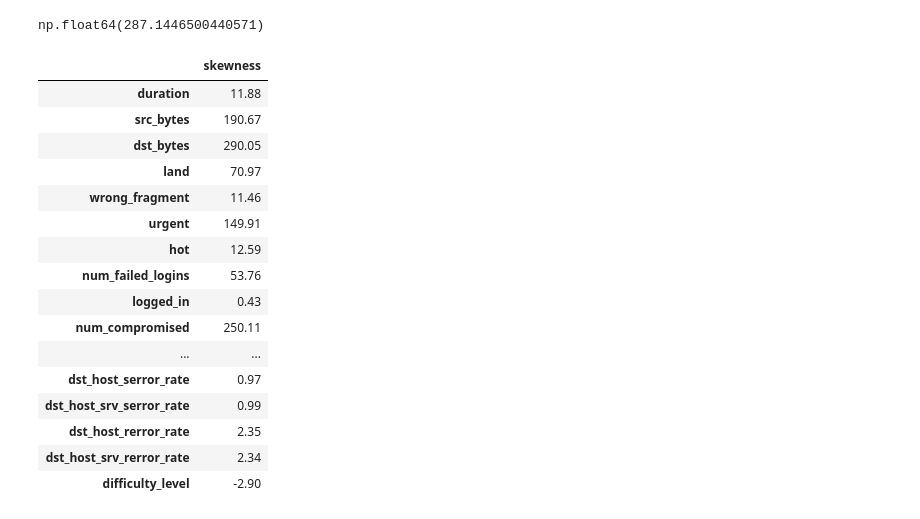
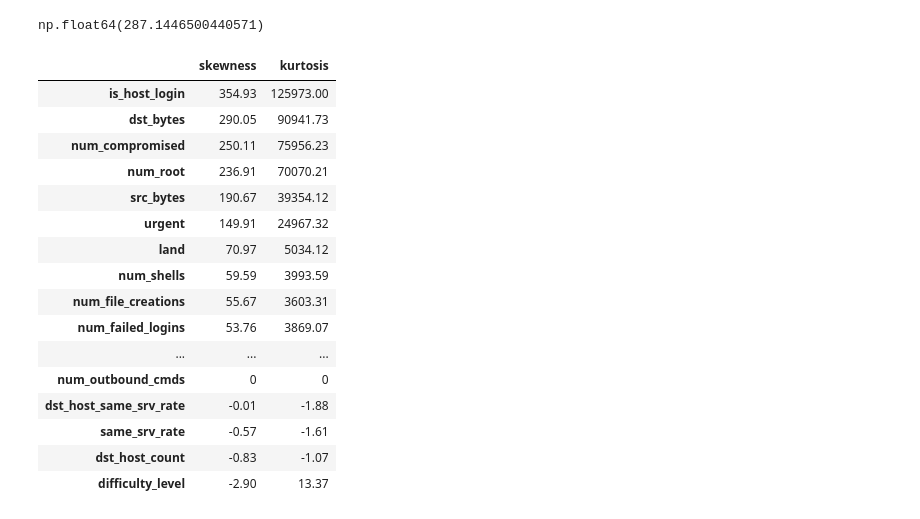
Before and after one commit to NaimPro-tech/Network-Intrusion-Detection-System, a Jupyter notebook: notebooks/intrusion.ipynb, the cells around one changed output. Cells and saved outputs as stored; diff of their text form; code cells hidden in the pictures.

```diff
--- a/notebooks/intrusion.ipynb
+++ b/notebooks/intrusion.ipynb
@@ -423,11 +423,11 @@ def skewness(df: pd.DataFrame)->pd.DataFrame:
         varience = varience_sum/(n-1)
         std = varience**0.5
 
-        if std==0:
+        if std==0 or n <= 2:
             skew = 0
         else:
             skew = (n/((n-1)*(n-2)))*(sum((i-mean)**3 for i in col_data)/std**3)
-            skew_results[col] = skew
+        skew_results[col] = skew
 
     skew_df = pd.DataFrame({
         "skewness":pd.Series(skew_results)
@@ -439,20 +437,52 @@ skew_data = skewness(train_df)
-# %%
-skew_data
-# %% [output]
-|  | skewness |
-| duration | 11.88 |
-| src_bytes | 190.67 |
-| dst_bytes | 290.05 |
-| land | 70.97 |
-| wrong_fragment | 11.46 |
-| urgent | 149.91 |
-| hot | 12.59 |
-| num_failed_logins | 53.76 |
-| logged_in | 0.43 |
-| num_compromised | 250.11 |
-| ... | ... |
-| dst_host_serror_rate | 0.97 |
-| dst_host_srv_serror_rate | 0.99 |
-| dst_host_rerror_rate | 2.35 |
-| dst_host_srv_rerror_rate | 2.34 |
-| difficulty_level | -2.90 |
+# %%
+def kurtosis(df: pd.DataFrame)->pd.DataFrame:
+    import pandas as pd
+    features = df.select_dtypes(include=['number']).columns.tolist()
+
+    kurt_map = {}
+
+    for col in features:
+        col_data = df[col].values
+
+        n = len(col_data)
+        mean = sum(col_data)/n
+        varience_sum = sum((i-mean)**2 for i in col_data)
+        varience = varience_sum/(n-1)
+
+        std = varience**0.5
+
+        if std == 0 or n <= 3:
+            kurt = 0
+        else:
+            kurt = ((n*(n+1))/((n-1)*(n-2)*(n-3)))*(sum((i-mean)**4 for i in col_data)/std**4)-(3*((n-1)**2/((n-2)*(n-3))))
+        kurt_map[col] = kurt
+
+    kurt_df = pd.DataFrame({
+        "kurtosis":pd.Series(kurt_map)
+    })
+    return kurt_df
+# %%
+kurt_data = kurtosis(train_df)
+skew_data = skewness(train_df)
+# %%
+distribution_summery = pd.concat([skew_data, kurt_data], axis=1)
+distribution_summery = distribution_summery.sort_values(by='skewness',ascending=False)
+distribution_summery
+# %% [output]
+|  | skewness | kurtosis |
+| is_host_login | 354.93 | 125973.00 |
+| dst_bytes | 290.05 | 90941.73 |
+| num_compromised | 250.11 | 75956.23 |
+| num_root | 236.91 | 70070.21 |
+| src_bytes | 190.67 | 39354.12 |
+| urgent | 149.91 | 24967.32 |
+| land | 70.97 | 5034.12 |
+| num_shells | 59.59 | 3993.59 |
+| num_file_creations | 55.67 | 3603.31 |
+| num_failed_logins | 53.76 | 3869.07 |
+| ... | ... | ... |
+| num_outbound_cmds | 0 | 0 |
+| dst_host_same_srv_rate | -0.01 | -1.88 |
+| same_srv_rate | -0.57 | -1.61 |
+| dst_host_count | -0.83 | -1.07 |
+| difficulty_level | -2.90 | 13.37 |
```
Also changed, not shown: parts of 6 cells of this notebook.
